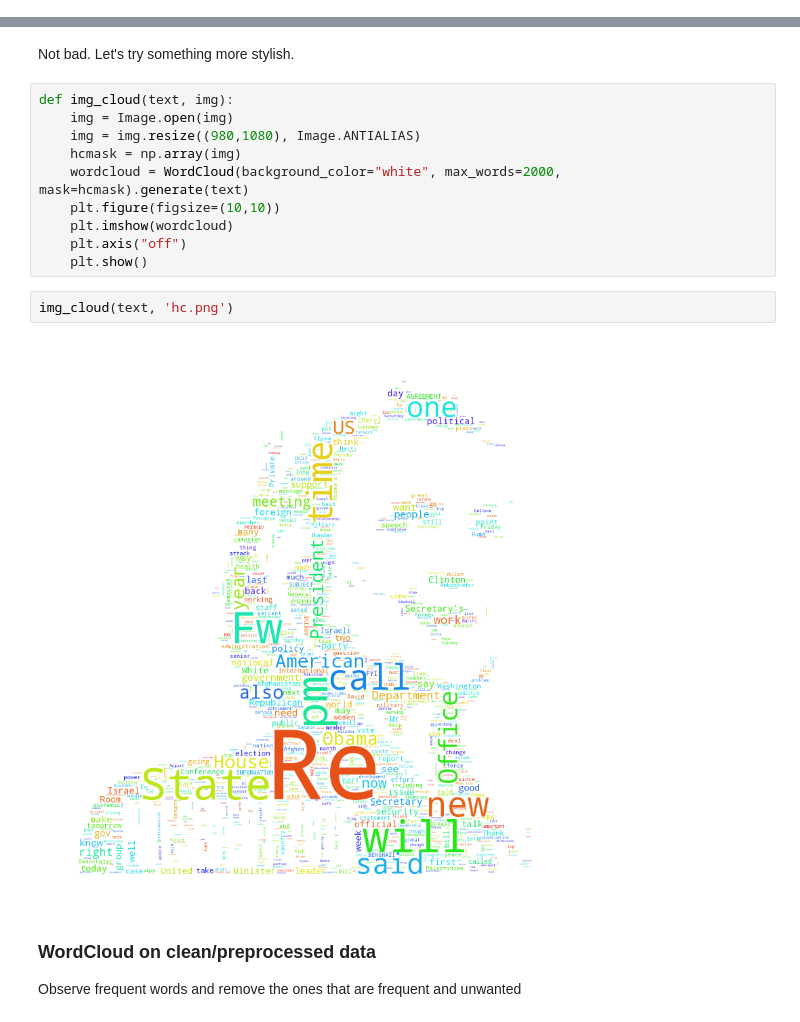
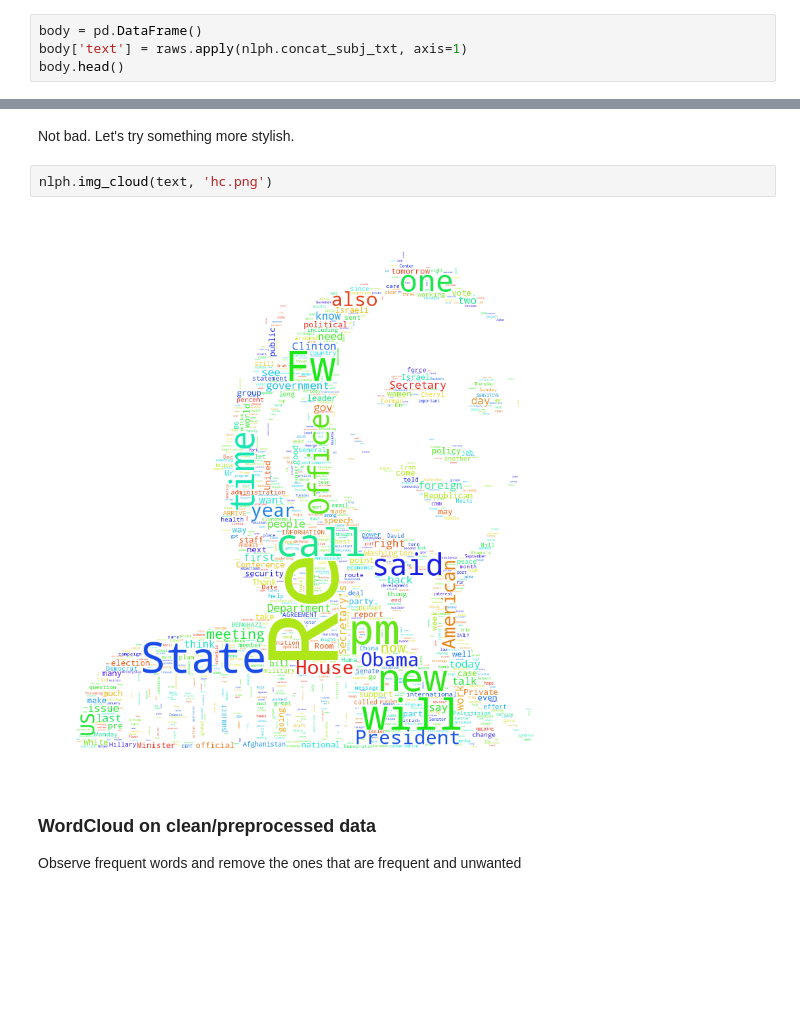
Before and after one commit to agpmilli/adaepfl, a Jupyter notebook: Homework/05 - Taming Text/TamingText.ipynb, the cells around one changed output, grey strips where cells are left out. Drawn from its saved outputs; the diff is of its cells as text; blank space fills up the shorter version.

```diff
--- a/Homework/05 - Taming Text/TamingText.ipynb
+++ b/Homework/05 - Taming Text/TamingText.ipynb
@@ -94,0 +80,4 @@ body.head()
+# %%
+body = pd.DataFrame()
+body['text'] = raws.apply(nlph.concat_subj_txt, axis=1)
+body.head()
@@ -116,19 +105,9 @@ classic_cloud(text)
 # %% [markdown]
 Not bad. Let's try something more stylish.
-# %%
-def img_cloud(text, img):
-    img = Image.open(img)
-    img = img.resize((980,1080), Image.ANTIALIAS)
-    hcmask = np.array(img)
-    wordcloud = WordCloud(background_color="white", max_words=2000, mask=hcmask).generate(text)
-    plt.figure(figsize=(10,10))
-    plt.imshow(wordcloud)
-    plt.axis("off")
-    plt.show()
 # %%
-img_cloud(text, 'hc.png')
+nlph.img_cloud(text, 'hc.png')
 # %% [output]
-[figure, old version]
+[figure, new version]
 # %% [markdown]
 ### WordCloud on clean/preprocessed data
 Observe frequent words and remove the ones that are frequent and unwanted
```
Also changed, not shown: parts of 16 cells of this notebook.
